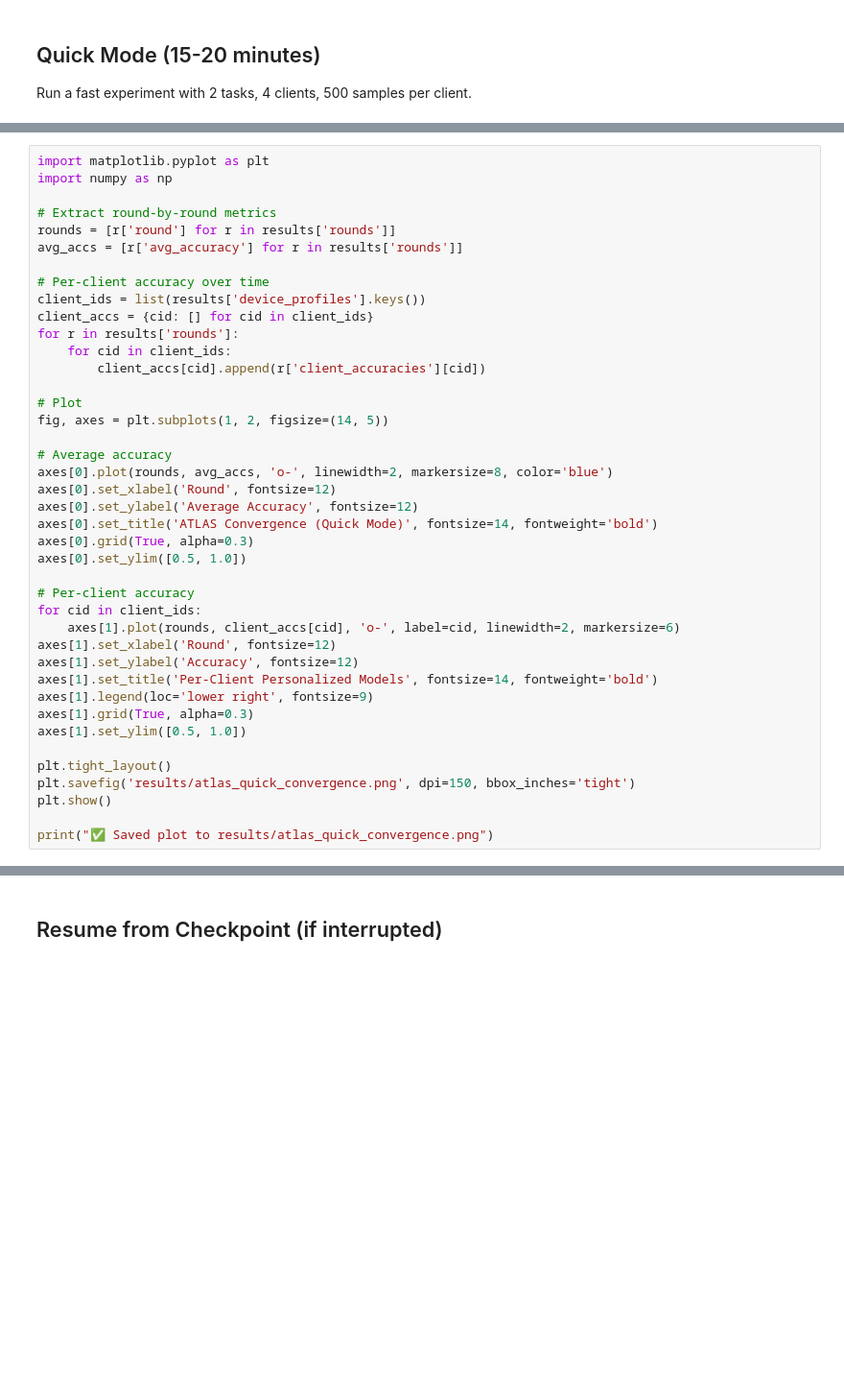
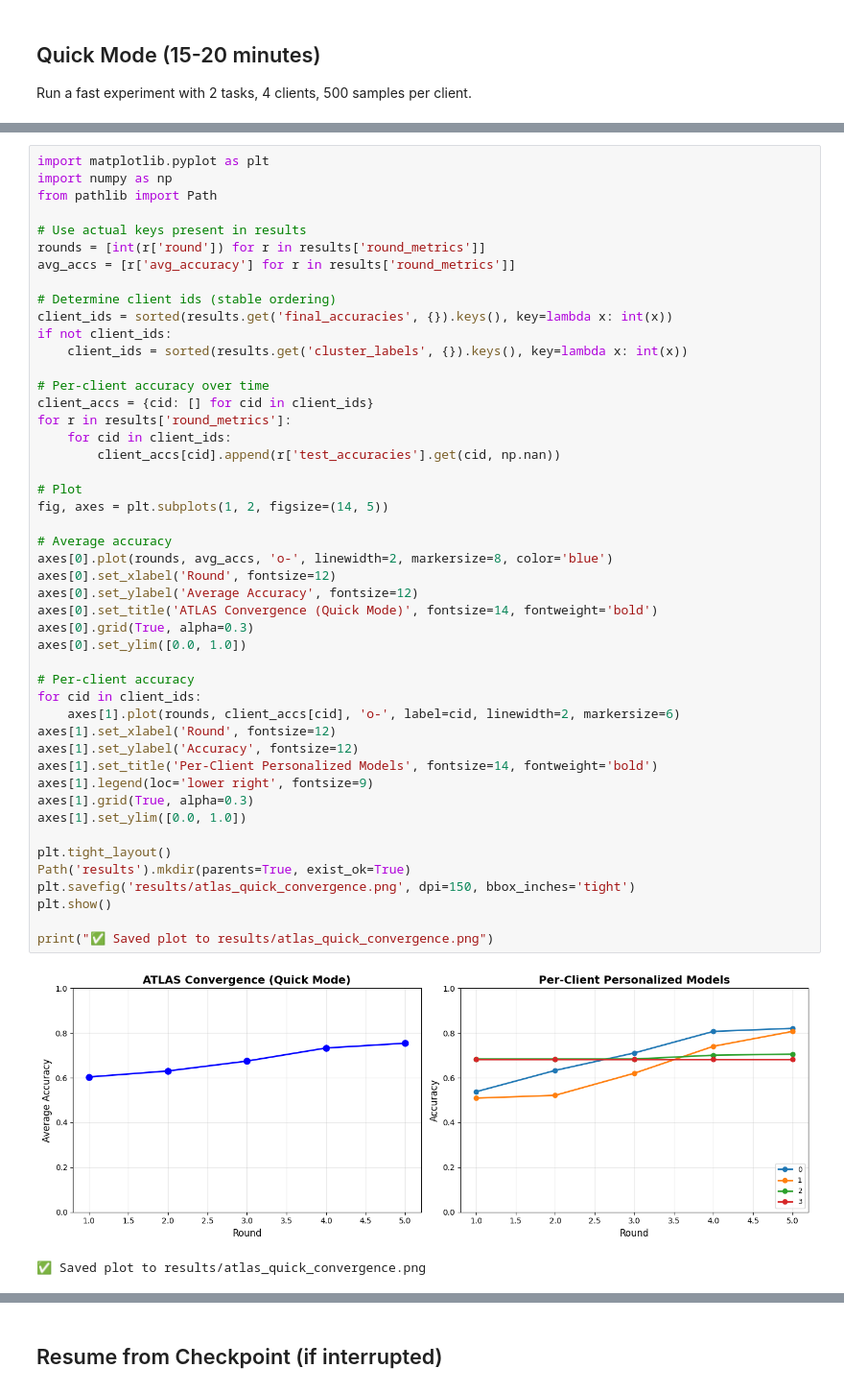
Before and after one commit to mahmoudmayaleh/ATLAS, a Jupyter notebook: atlas_colab.ipynb, the cells around one changed output, grey strips where cells are left out. Shown at 96% size. Saved outputs shown, nothing was run; the diff lists cells and outputs as text; blank space fills up the shorter version.

```diff
--- a/atlas_colab.ipynb
+++ b/atlas_colab.ipynb
@@ -77,42 +166,51 @@ print(f"Total Runtime: {results['total_time']:.1f} seconds ({results['total_time
 # %%
 import matplotlib.pyplot as plt
 import numpy as np
+from pathlib import Path
 
-# Extract round-by-round metrics
-rounds = [r['round'] for r in results['rounds']]
-avg_accs = [r['avg_accuracy'] for r in results['rounds']]
+# Use actual keys present in results
+rounds = [int(r['round']) for r in results['round_metrics']]
+avg_accs = [r['avg_accuracy'] for r in results['round_metrics']]
+
+# Determine client ids (stable ordering)
+client_ids = sorted(results.get('final_accuracies', {}).keys(), key=lambda x: int(x))
+if not client_ids:
+    client_ids = sorted(results.get('cluster_labels', {}).keys(), key=lambda x: int(x))
 
 # Per-client accuracy over time
-client_ids = list(results['device_profiles'].keys())
 client_accs = {cid: [] for cid in client_ids}
-for r in results['rounds']:
+for r in results['round_metrics']:
     for cid in client_ids:
-        client_accs[cid].append(r['client_accuracies'][cid])
+        client_accs[cid].append(r['test_accuracies'].get(cid, np.nan))
 
 # Plot
 fig, axes = plt.subplots(1, 2, figsize=(14, 5))
 
 # Average accuracy
 axes[0].plot(rounds, avg_accs, 'o-', linewidth=2, markersize=8, color='blue')
 axes[0].set_xlabel('Round', fontsize=12)
 axes[0].set_ylabel('Average Accuracy', fontsize=12)
 axes[0].set_title('ATLAS Convergence (Quick Mode)', fontsize=14, fontweight='bold')
 axes[0].grid(True, alpha=0.3)
-axes[0].set_ylim([0.5, 1.0])
+axes[0].set_ylim([0.0, 1.0])
 
 # Per-client accuracy
 for cid in client_ids:
     axes[1].plot(rounds, client_accs[cid], 'o-', label=cid, linewidth=2, markersize=6)
 axes[1].set_xlabel('Round', fontsize=12)
 axes[1].set_ylabel('Accuracy', fontsize=12)
 axes[1].set_title('Per-Client Personalized Models', fontsize=14, fontweight='bold')
 axes[1].legend(loc='lower right', fontsize=9)
 axes[1].grid(True, alpha=0.3)
-axes[1].set_ylim([0.5, 1.0])
+axes[1].set_ylim([0.0, 1.0])
 
 plt.tight_layout()
+Path('results').mkdir(parents=True, exist_ok=True)
 plt.savefig('results/atlas_quick_convergence.png', dpi=150, bbox_inches='tight')
 plt.show()
 
 print("✅ Saved plot to results/atlas_quick_convergence.png")
+# %% [output]
+[figure, added]
+✅ Saved plot to results/atlas_quick_convergence.png
 # %% [markdown]
```
Also changed, not shown: parts of 28 cells of this notebook, 6 other files.
